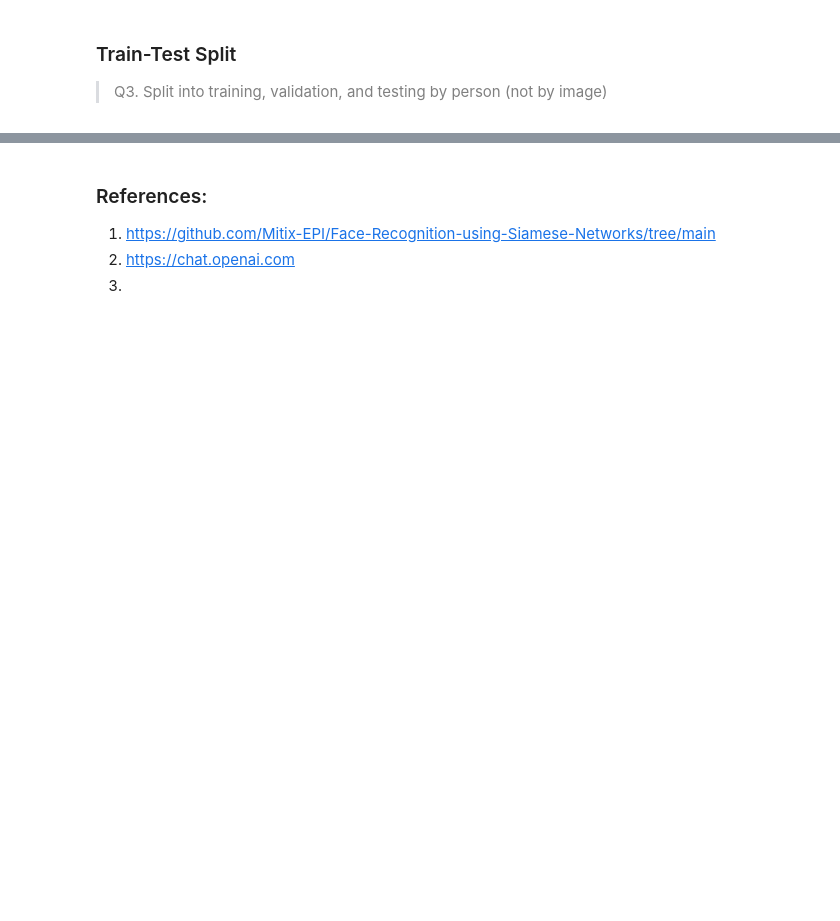
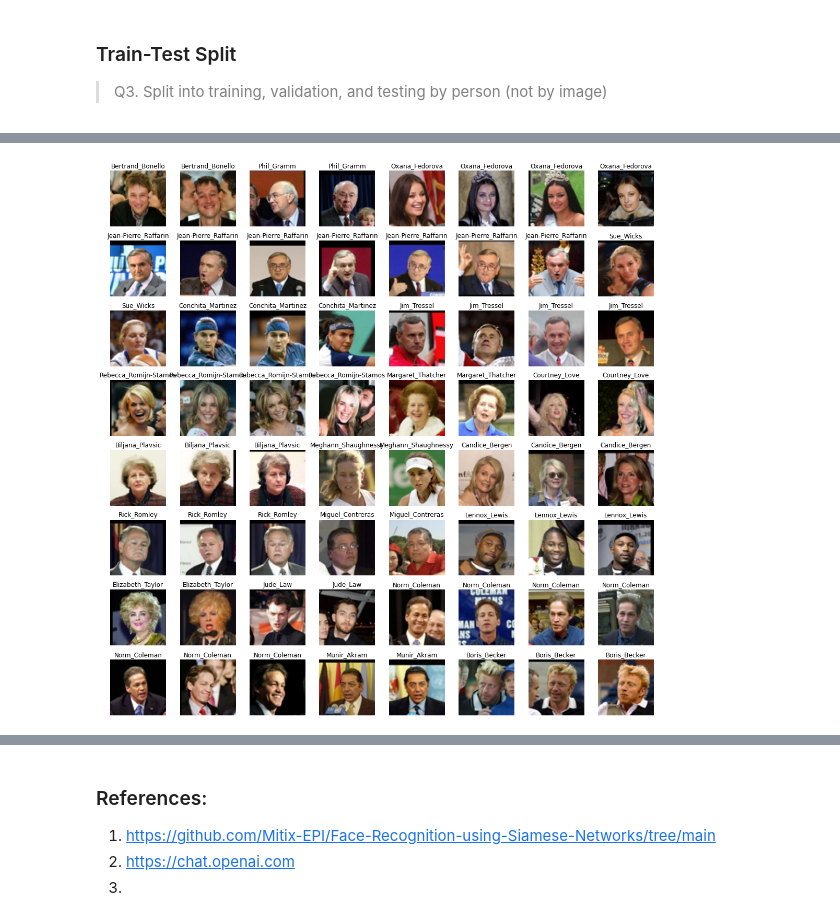
Before and after one commit to munish30monga/Metric_Learning-Generative_AI, a Jupyter notebook: 22m2153.ipynb, the cells around one changed output, grey strips where cells are left out. Drawn from its saved outputs; the diff is of its cells as text; code cells hidden in the pictures; blank space fills up the shorter version.

```diff
--- a/22m2153.ipynb
+++ b/22m2153.ipynb
@@ -106,3 +125,30 @@ visualize(10, persons_with_mul_imgs_dict, data_dir)
 # %% [markdown]
 ### Train-Test Split <a id="train-test-split"></a>
 > <font color="gray">Q3. Split into training, validation, and testing by person (not by image)</font>
+# %%
+def split_data(persons_dict):
+    """
+    Split persons data for training a Siamese network.
+
+    Args:
+    - persons_dict (dict): Dictionary with person names as keys and the number of images as values.
+
+    Returns:
+    - train_persons_dict (dict): Dictionary for training set.
+    - valid_persons_dict (dict): Dictionary for validation set.
+    - test_persons_dict (dict): Dictionary for test set.
+    """
+    person_names = list(persons_dict.keys())
+
+    # Split into 80% for training and 20% for validation + test
+    train_persons, remaining_persons = train_test_split(person_names, test_size=0.2, random_state=42)
+
+    # Split the remaining 20% equally into validation and test sets
+    valid_persons, test_persons = train_test_split(remaining_persons, test_size=0.5, random_state=42)
+
+    # Create dictionaries for each set
+    train_persons_dict = {person: persons_dict[person] for person in train_persons}
+    valid_persons_dict = {person: persons_dict[person] for person in valid_persons}
+    test_persons_dict = {person: persons_dict[person] for person in test_persons}
+
+    return train_persons_dict, valid_persons_dict, test_persons_dict
@@ -108,0 +164,4 @@ visualize(10, persons_with_mul_imgs_dict, data_dir)
+# %%
+visualize(test_persons_dict)
+# %% [output]
+[figure, added]
```
Also changed, not shown: parts of 16 cells of this notebook.
